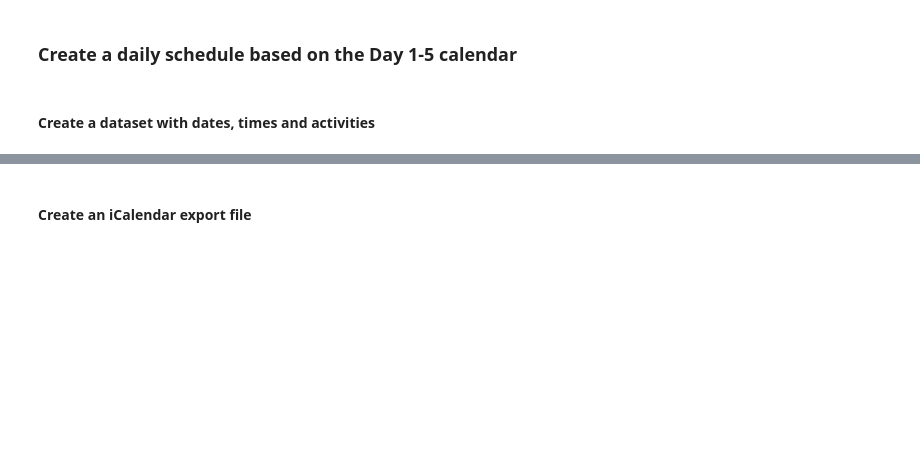
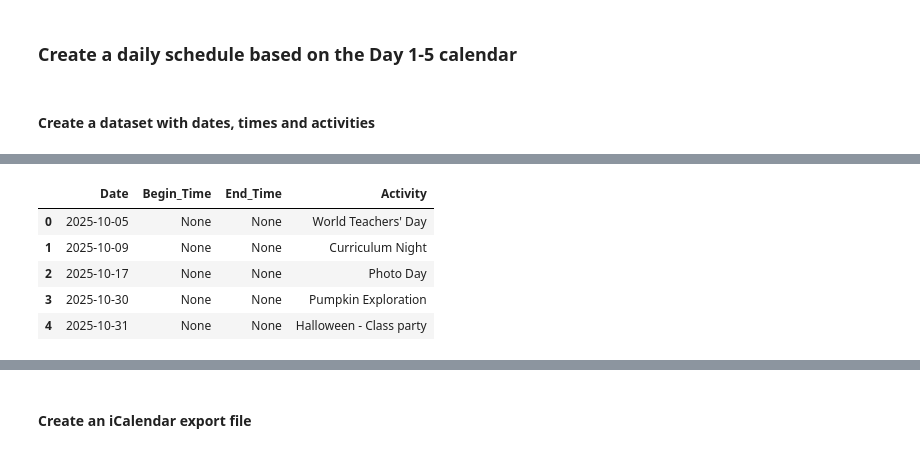
Before and after one commit to olga-terekhova/tdsb-calendar, a Jupyter notebook: TDSB_Calendar_Elementary.ipynb, the cells around one changed output, grey strips where cells are left out. Saved outputs shown, nothing was run; the diff lists cells and outputs as text; code cells hidden in the pictures; blank space fills up the shorter version.

```diff
--- a/TDSB_Calendar_Elementary.ipynb
+++ b/TDSB_Calendar_Elementary.ipynb
@@ -83,3 +67,16 @@ schedule_data = [
+# %%
+# Define one off events as a list of lists
+# The columns are 'Date', 'Begin Time', 'End Time', 'Activity'
+# 'Begin Time' and 'End Time' may be None for whole day events
+
+
+school_special_days = [
+    ['2025-10-05', None, None, 'World Teachers\' Day'],
+    ['2025-10-09', None, None,  'Curriculum Night'],
+    ['2025-10-17', None, None, 'Photo Day'],
+    ['2025-10-30', None, None, 'Pumpkin Exploration'],
+    ['2025-10-31', None, None, 'Halloween - Class party']
+]
 # %% [markdown]
 ## See description of output attributes
 
@@ -527,0 +493,12 @@ print(df_day_schedule)
+# %%
+# Create a DataFrame out of special events data
+df_special_events = pd.DataFrame (school_special_days, columns = ['Date',  'Begin_Time', 'End_Time', 'Activity'])
+df_special_events['Date'] = pd.to_datetime(df_special_events['Date'])
+df_special_events
+# %% [output]
+|  | Date | Begin_Time | End_Time | Activity |
+| 0 | 2025-10-05 | None | None | World Teachers' Day |
+| 1 | 2025-10-09 | None | None | Curriculum Night |
+| 2 | 2025-10-17 | None | None | Photo Day |
+| 3 | 2025-10-30 | None | None | Pumpkin Exploration |
+| 4 | 2025-10-31 | None | None | Halloween - Class party |
```
Also changed, not shown: parts of 17 cells of this notebook.
